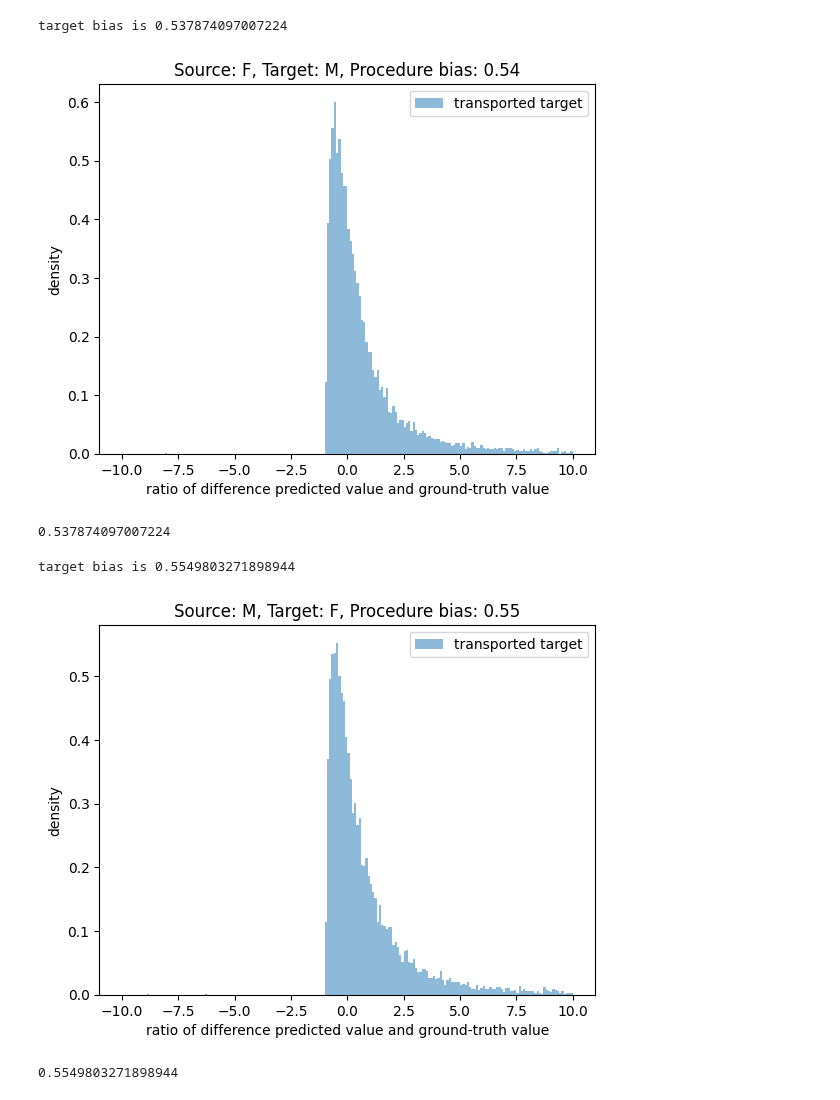
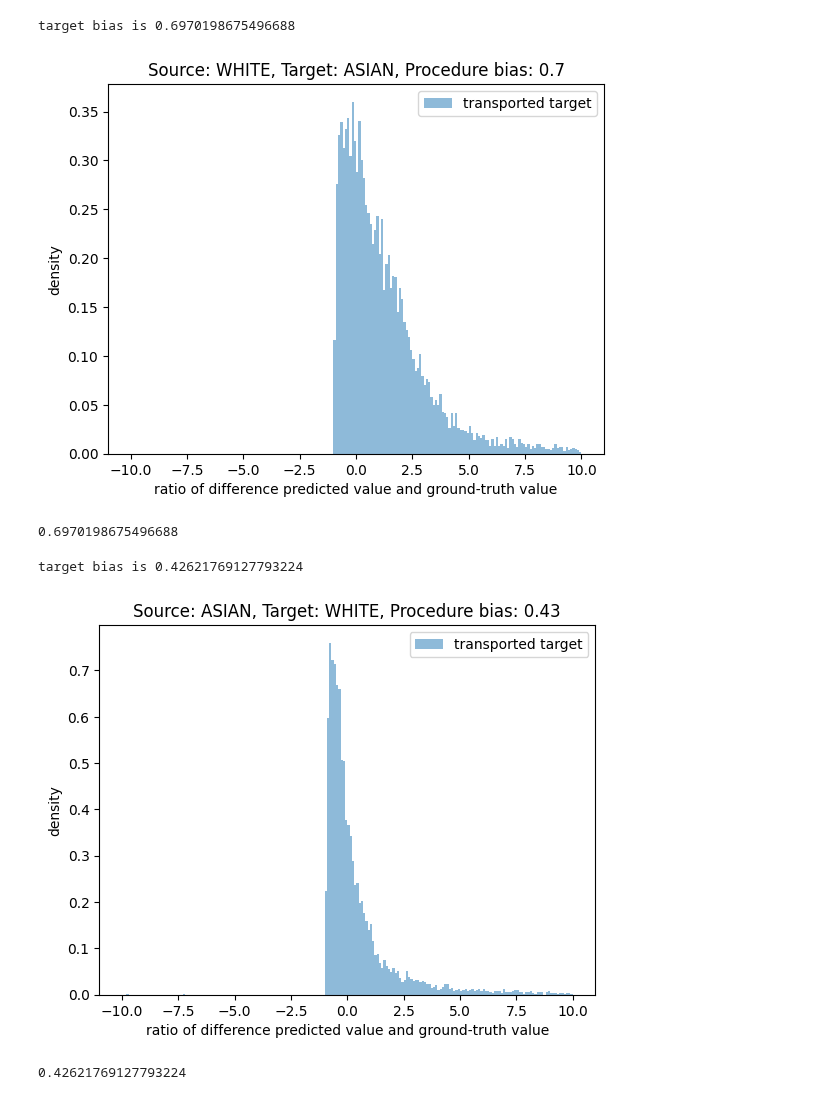
Before and after one commit to causalpathlab/EHR-OT, a Jupyter notebook: mimic_exp/admission/mimic_exp4_fairness.ipynb, the cells around one changed output. Cells and saved outputs as stored; diff of their text form; code cells hidden in the pictures.

Commit message:
uploaded experiment 4 results for ethnicity

```diff
--- a/mimic_exp/admission/mimic_exp4_fairness.ipynb
+++ b/mimic_exp/admission/mimic_exp4_fairness.ipynb
@@ -55,31 +55,36 @@ def entire_proc(group_name, group_1, group_2, ratio_bound = 5):
 # %%
 # suffix = None
 # group_name = 'marital_status'
 # group_1 =  'MARRIED'
 # group_2 = 'SINGLE'
 
 # suffix = None
 # group_name = 'insurance'
 # group_1 = 'Private'
 # group_2 =  'Self_Pay'
 
+# suffix = None
+# group_name = 'gender'
+# group_1 =  'F'
+# group_2 = 'M'
+
 suffix = None
-group_name = 'gender'
-group_1 =  'F'
-group_2 = 'M'
+group_name = 'ethnicity'
+group_1 =  'WHITE'
+group_2 = 'ASIAN'
 
 ratio_bound = 10
 
 entire_proc(group_name, group_1, group_2, ratio_bound=ratio_bound)
 # %% [output]
-target bias is 0.537874097007224
+target bias is 0.6970198675496688
-[figure, old version]
+[figure, new version]
-0.537874097007224
+0.6970198675496688
 # %%
 group_1, group_2 = group_2, group_1
 
 entire_proc(group_name, group_1, group_2, ratio_bound=ratio_bound)
 # %% [output]
-target bias is 0.5549803271898944
+target bias is 0.42621769127793224
-[figure, old version]
+[figure, new version]
-0.5549803271898944
+0.42621769127793224
```
Also changed, not shown: 7 other files.
